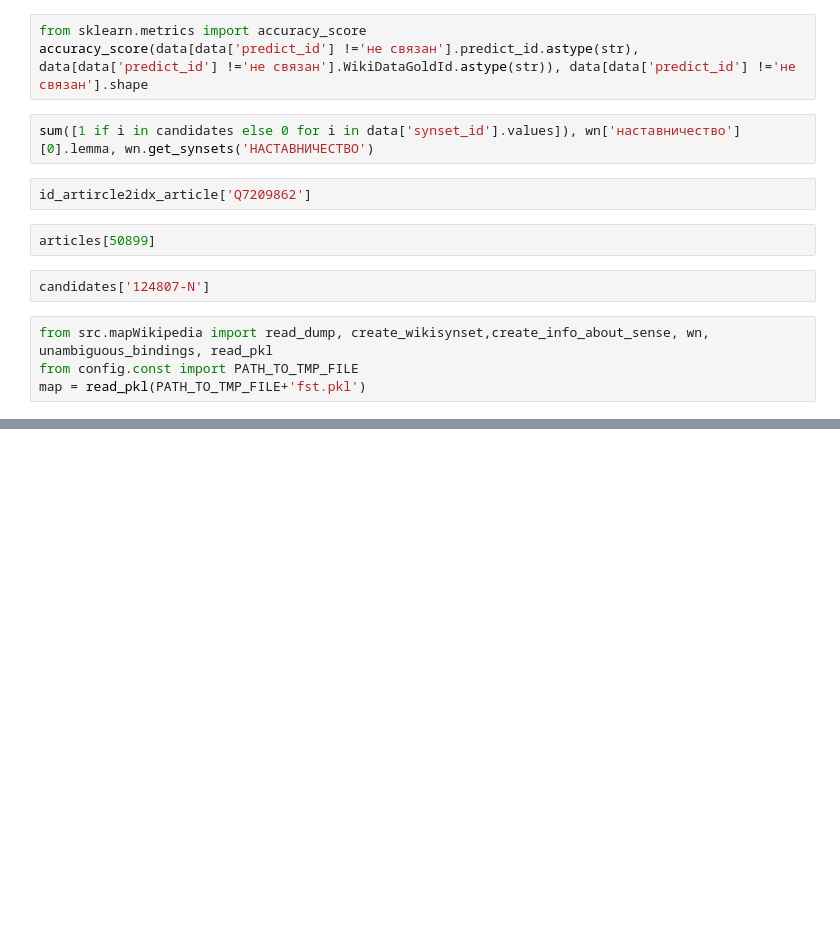
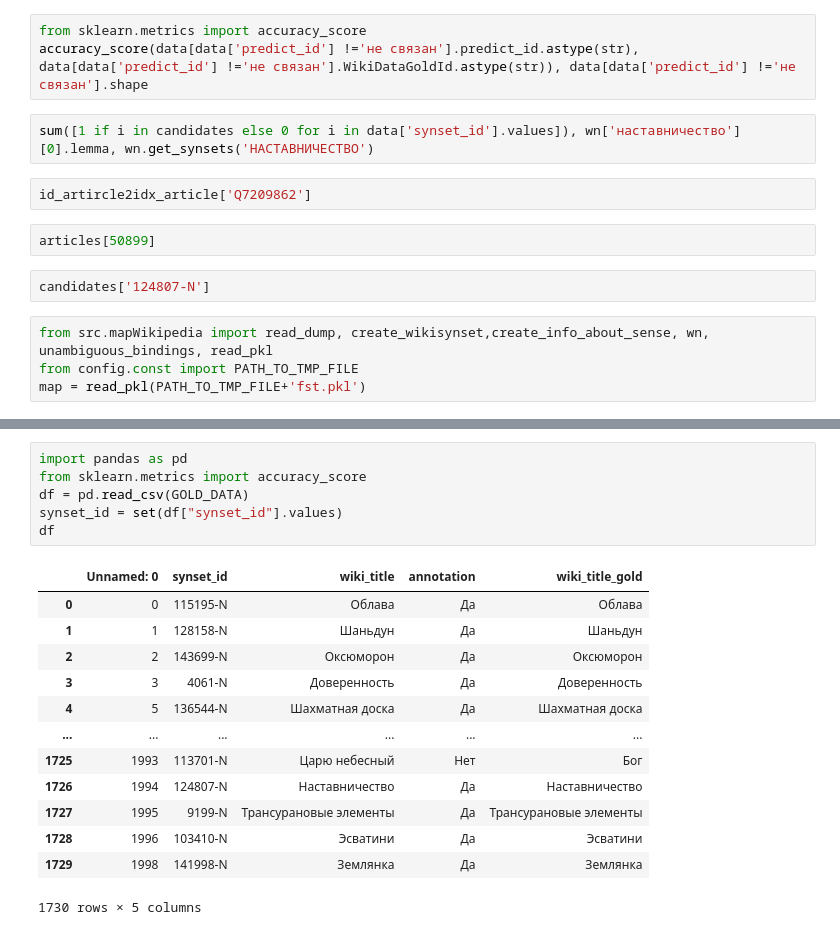
Before and after one commit to z3mois/diploma, a Jupyter notebook: test.ipynb, the cells around one changed output, grey strips where cells are left out. Cells and saved outputs as stored; diff of their text form; blank space fills up the shorter version.

```diff
--- a/test.ipynb
+++ b/test.ipynb
@@ -357,0 +378,20 @@ dicttt
+# %%
+import pandas as pd
+from sklearn.metrics import accuracy_score
+df = pd.read_csv(GOLD_DATA)
+synset_id = set(df["synset_id"].values)
+df
+# %% [output]
+|  | Unnamed: 0 | synset_id | wiki_title | annotation | wiki_title_gold |
+| 0 | 0 | 115195-N | Облава | Да | Облава |
+| 1 | 1 | 128158-N | Шаньдун | Да | Шаньдун |
+| 2 | 2 | 143699-N | Оксюморон | Да | Оксюморон |
+| 3 | 3 | 4061-N | Доверенность | Да | Доверенность |
+| 4 | 5 | 136544-N | Шахматная доска | Да | Шахматная доска |
+| ... | ... | ... | ... | ... | ... |
+| 1725 | 1993 | 113701-N | Царю небесный | Нет | Бог |
+| 1726 | 1994 | 124807-N | Наставничество | Да | Наставничество |
+| 1727 | 1995 | 9199-N | Трансурановые элементы | Да | Трансурановые элементы |
+| 1728 | 1996 | 103410-N | Эсватини | Да | Эсватини |
+| 1729 | 1998 | 141998-N | Землянка | Да | Землянка |
+1730 rows × 5 columns
```
Also changed, not shown: parts of 17 cells of this notebook, 5 other files.
